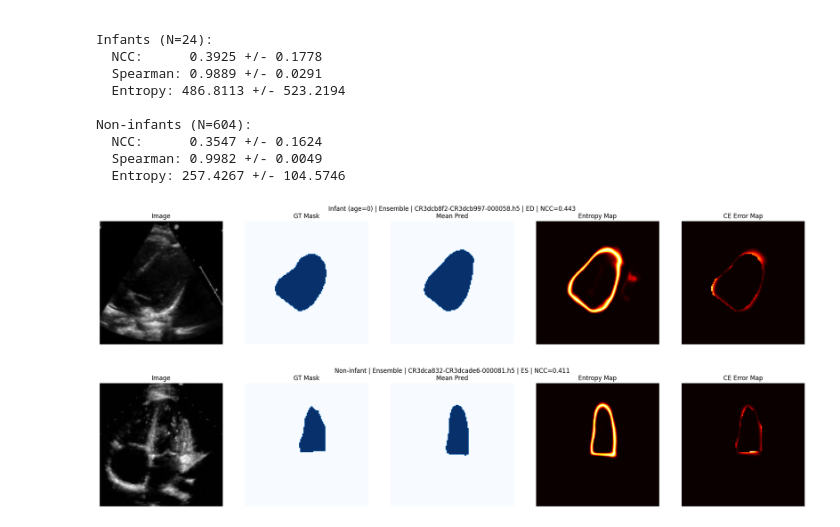
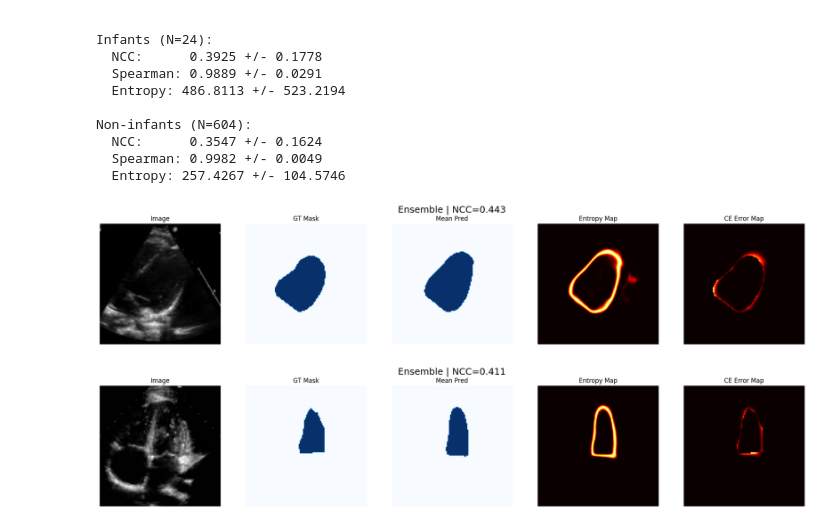
Before and after one commit to paulkogni/echonet, a Jupyter notebook: exp/exp030_uncertainty_corr_ens.ipynb, the cells around one changed output. Drawn from its saved outputs; the diff is of its cells as text; code cells hidden in the pictures.

Commit message:
final figures

```diff
--- a/exp/exp030_uncertainty_corr_ens.ipynb
+++ b/exp/exp030_uncertainty_corr_ens.ipynb
@@ -162,36 +162,40 @@ Non-infants (N=604):
   Spearman: 0.9982 +/- 0.0049
   Entropy: 257.4267 +/- 104.5746
 # %%
-def plot_example(sample, title_prefix):
+def plot_example(sample, save_path=None):
     with h5py.File(os.path.join(path_to_data_inf,  sample['file']), 'r') as inf_f, \
          h5py.File(os.path.join(path_to_data_test, sample['file']), 'r') as gt_f:
         logits_arr = inf_f[sample['phase']]['logits'][()]
         gt_mask    = gt_f[sample['phase']]['mask'][()].astype(int)
         img        = gt_f[sample['phase']]['image'][()]
 
     mean_probs = to_mean_probs(logits_arr, is_softmax=is_softmax)
     ent  = entropy_map(mean_probs)
     err  = ce_error_map(mean_probs, gt_mask)
     pred = np.argmax(mean_probs, axis=0)
 
     fig, axes = plt.subplots(1, 5, figsize=(20, 4))
     axes[0].imshow(img,     cmap='gray');  axes[0].set_title('Image');        axes[0].axis('off')
     axes[1].imshow(gt_mask, cmap='Blues'); axes[1].set_title('GT Mask');      axes[1].axis('off')
     axes[2].imshow(pred,    cmap='Blues'); axes[2].set_title('Mean Pred');    axes[2].axis('off')
     axes[3].imshow(ent,     cmap='hot');   axes[3].set_title('Entropy Map');  axes[3].axis('off')
     axes[4].imshow(err,     cmap='hot');   axes[4].set_title('CE Error Map'); axes[4].axis('off')
-    fig.suptitle(f'{title_prefix} | {model_name} | {sample["file"]} | {sample["phase"].upper()} '
-                 f'| NCC={sample["ncc"]:.3f}')
+    # fig.suptitle(f'{title_prefix} | {model_name} | {sample["file"]} | {sample["phase"].upper()} '
+                #  f'| NCC={sample["ncc"]:.3f}')
+    fig.suptitle(f'Ensemble | NCC={sample["ncc"]:.3f}', size=18)
     plt.tight_layout()
+    if save_path:
+        plt.savefig(f'{save_path}.pdf')
     plt.show()
+
 
 
 np.random.seed(0)
 infant_sample     = df[df['age_group'] == 'infant'].sample(10).iloc[2]
 non_infant_sample = df[df['age_group'] == 'non-infant'].sample(1).iloc[0]
 
-plot_example(infant_sample,     'Infant (age=0)')
-plot_example(non_infant_sample, 'Non-infant')
+plot_example(infant_sample, 'ensemble')
+plot_example(non_infant_sample)
 # %% [output]
-[figure, old version]
+[figure, new version]
-[figure, old version]
+[figure, new version]
```
Also changed, not shown: 5 other files.
